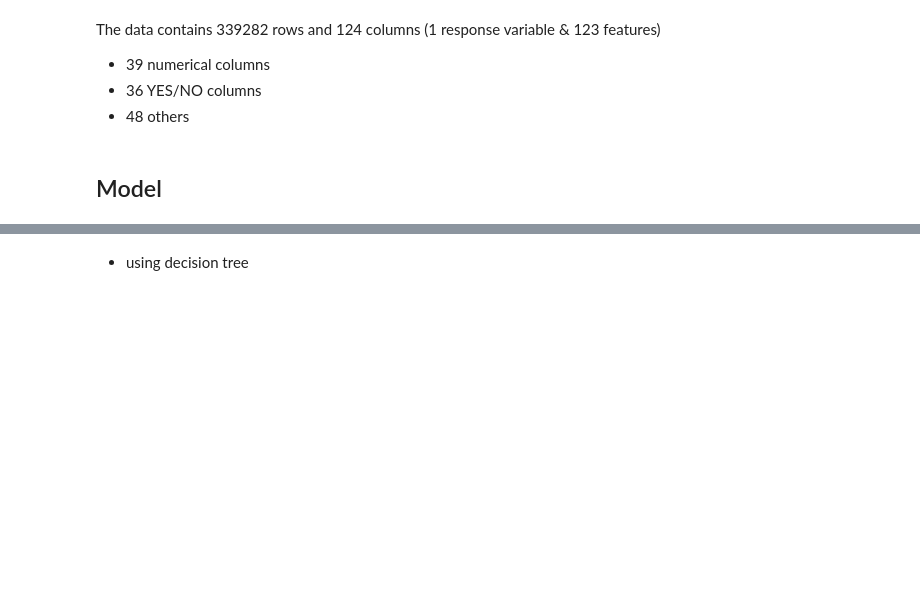
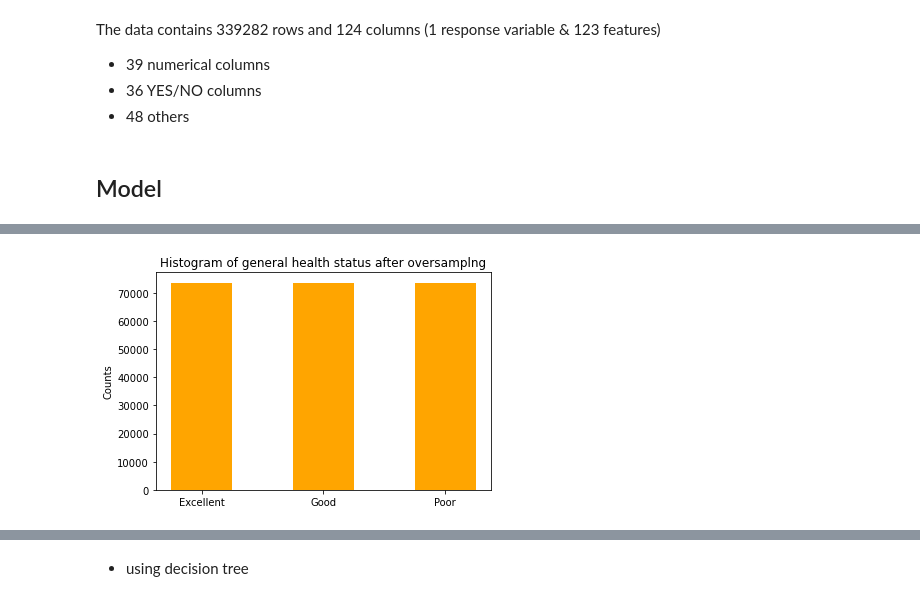
Before and after one commit to alicewuhhh/Health-Survey-Risk-Factors, a Jupyter notebook: Final_Project_Health_Survey_Risk.ipynb, the cells around one changed output, grey strips where cells are left out. Drawn from its saved outputs; the diff is of its cells as text; code cells hidden in the pictures; blank space fills up the shorter version.

```diff
--- a/Final_Project_Health_Survey_Risk.ipynb
+++ b/Final_Project_Health_Survey_Risk.ipynb
@@ -180,0 +198,13 @@ x_train, x_test, y_train, y_test = train_test_split(train_X, train_Y, random_sta
+# %%
+#Random Forest before oversampling
+scaler = StandardScaler()
+scaler.fit(X_train)
+scaled_x_train = scaler.transform(X_train)
+scaler.fit(X_test)
+scaled_x_test = scaler.transform(X_test)
+
+clf = RandomForestClassifier()
+clf.fit(scaled_x_train, Y_train)
+predictions = clf.predict(scaled_x_test)
+print(classification_report(Y_test,predictions))
+print('The accuracy score is',accuracy_score(Y_test,predictions))
@@ -180,0 +223,13 @@ x_train, x_test, y_train, y_test = train_test_split(train_X, train_Y, random_sta
+# %%
+from imblearn.over_sampling import SMOTE
+sm = SMOTE(random_state=42)
+X_train_over, Y_train_over = sm.fit_resample(X_train, Y_train)
+#x_train, x_test, y_train, y_test = train_test_split(X_res, Y_res, random_state= 123)
+# %%
+plt.hist(Y_train_over,bins=[0,2,4,6],rwidth=0.5, color = 'orange')
+plt.xticks([1,3,5],['Excellent','Good','Poor'])
+plt.ylabel('Counts')
+plt.title('Histogram of general health status after oversamplng')
+plt.show()
+# %% [output]
+[figure, added]
```
Also changed, not shown: parts of 44 cells of this notebook.
